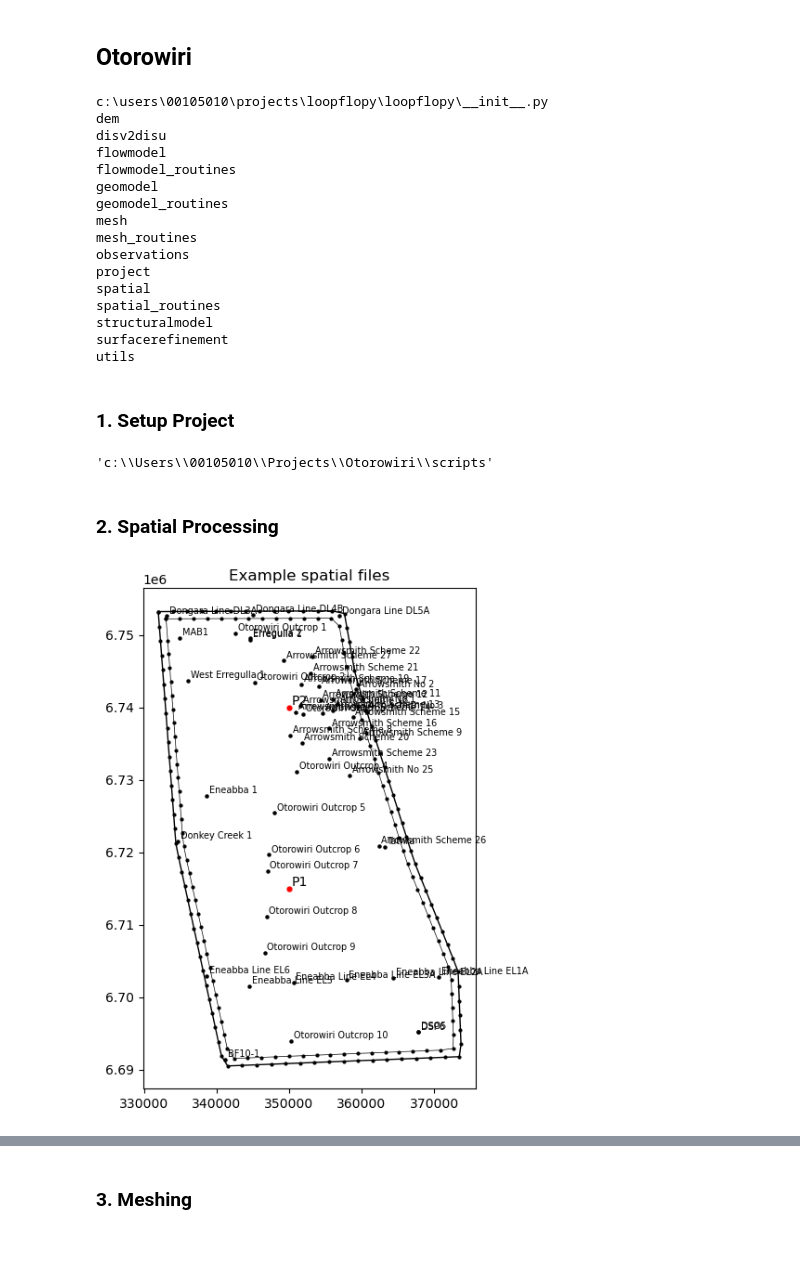
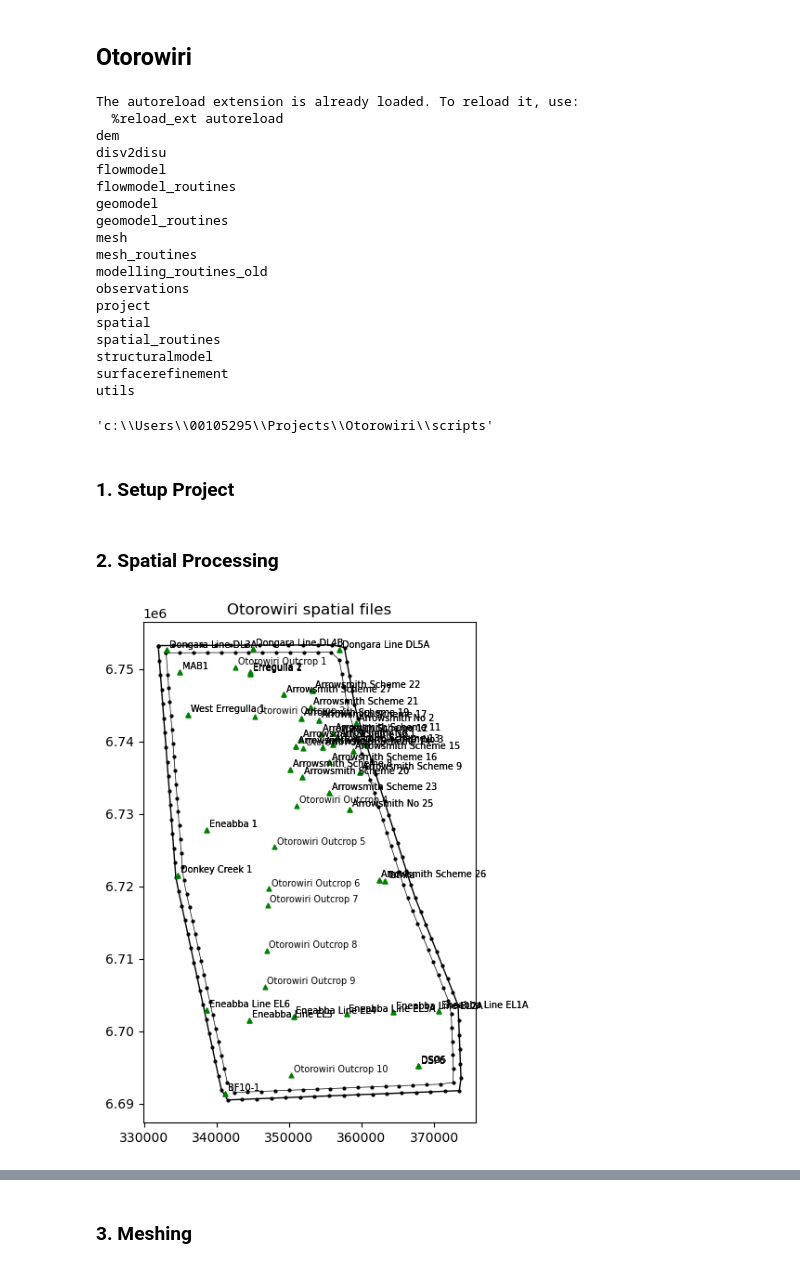
Before and after one commit to malvina-chmielarski/Otorowiri, a Jupyter notebook: scripts/Otorowiri_main_script.ipynb, the cells around one changed output, grey strips where cells are left out. Saved outputs shown, nothing was run; the diff lists cells and outputs as text; code cells hidden in the pictures.

```diff
--- a/scripts/Otorowiri_main_script.ipynb
+++ b/scripts/Otorowiri_main_script.ipynb
@@ -1,10 +1,8 @@
 # %% [markdown]
 ## Otorowiri
 # %%
-# external imports
+# imports
 import pandas as pd
-import geopandas as gpd
-import rasterio
 import numpy as np
 import matplotlib.pyplot as plt
 import subprocess
@@ -12,24 +10,22 @@ import sys
 import os
 import pickle
 import flopy
+import geopandas as gpd
 from shapely.geometry import LineString,Point,Polygon,MultiPolygon,MultiPoint,shape
 
 %load_ext autoreload
 %autoreload 2
 
 import loopflopy
-print(loopflopy.__file__)
+import loopflopy.utils as utils
 
-import pkgutil
-def list_modules(package):
-    package_path = package.__path__
-    modules = [name for _, name, _ in pkgutil.iter_modules(package_path)]
-    return modules
+modules = utils.list_modules(loopflopy)
+for module in modules: print(module)
 
-modules = list_modules(loopflopy)
-for module in modules: print(module)
+os.getcwd()
 # %% [output]
-c:\users\00105010\projects\loopflopy\loopflopy\__init__.py
+The autoreload extension is already loaded. To reload it, use:
+  %reload_ext autoreload
 dem
 disv2disu
 flowmodel
@@ -38,6 +34,7 @@ geomodel
 geomodel_routines
 mesh
 mesh_routines
+modelling_routines_old
 observations
 project
 spatial
@@ -45,6 +42,7 @@ spatial_routines
 structuralmodel
 surfacerefinement
 utils
+'c:\\Users\\00105295\\Projects\\Otorowiri\\scripts'
 # %% [markdown]
 ### 1. Setup Project
 # %%
@@ -57,30 +55,22 @@ mfexe = '../exe/mfexe.exe'
 
 from loopflopy.project import Project
 project = Project(name, workspace, results, figures, triexe, mfexe)
-# %%
-os.getcwd()
-# %% [output]
-'c:\\Users\\00105010\\Projects\\Otorowiri\\scripts'
 # %% [markdown]
 ### 2. Spatial Processing
 # %%
 from loopflopy.spatial import Spatial
 spatial = Spatial(epsg = 28350)
 
-#x0, x1, y0, y1 = 348000, 415000, 6504000, 6544000
-#from loopflopy.spatial_routines import create_bbox
-#create_bbox(spatial, x0, x1, y0, y1)
-#print(dir(spatial))
-
 import process_spatial
 process_spatial.model_boundary(spatial, boundary_buff = 1000, simplify_tolerance = 800, node_spacing = 2000)
-#process_spatial.geo_bores(spatial)
+process_spatial.geo_bores(spatial)
 process_spatial.obs_bores(spatial)
 process_spatial.pump_bores(spatial)
 #process_spatial.head_boundary(spatial)
 #process_spatial.faults(spatial)
 #process_spatial.river(spatial, node_spacing = 500, buffer_distance = 200, threshold = 100)
 #process_spatial.lakes(spatial)
-process_spatial.plot_spatial(spatial)
+#process_spatial.plot_spatial(spatial)
+process_spatial.plot_spatial2(spatial, geobores = True, obsbores = False, pumpbores = False)
 # %% [output]
-[figure, old version]
+[figure, new version]
```
Also changed, not shown: parts of 24 cells of this notebook, 7 other files.
